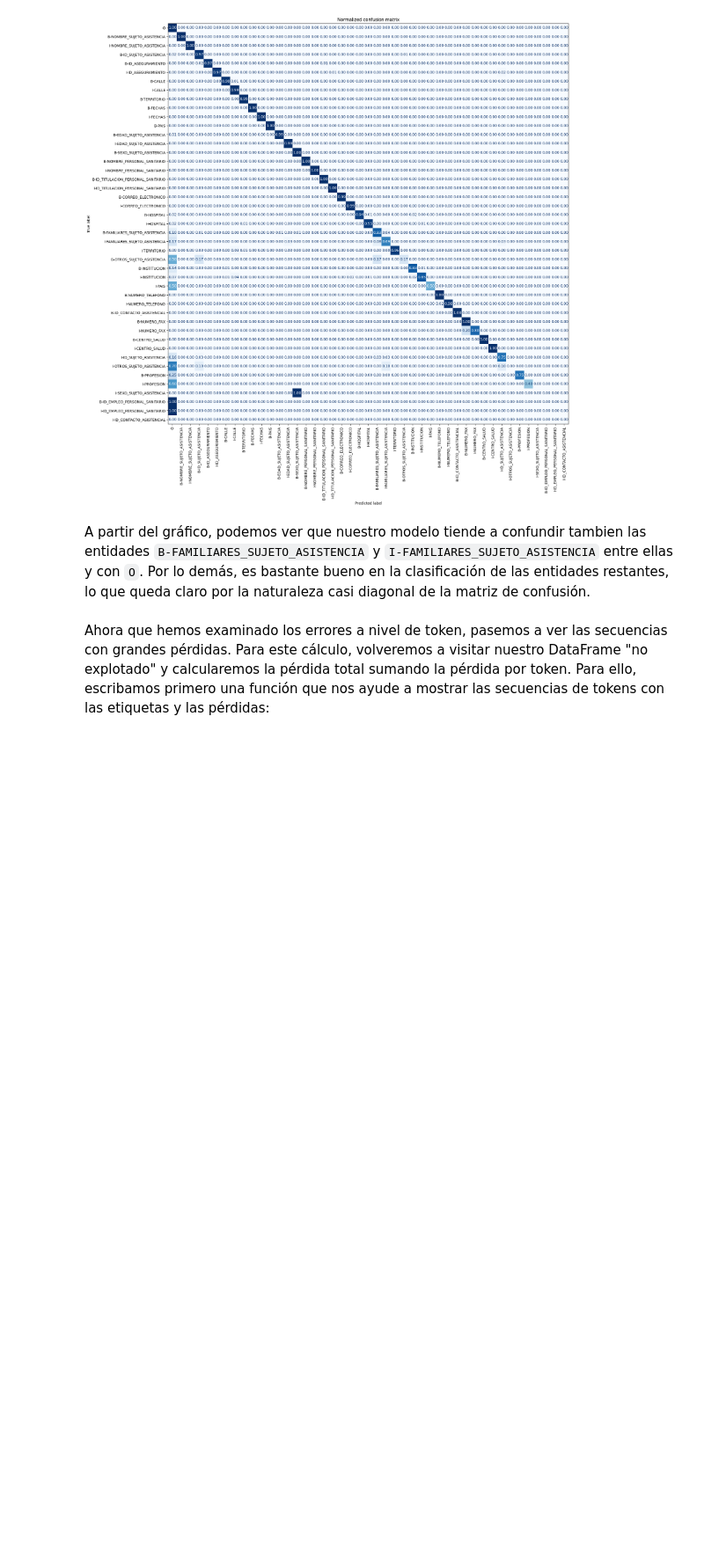
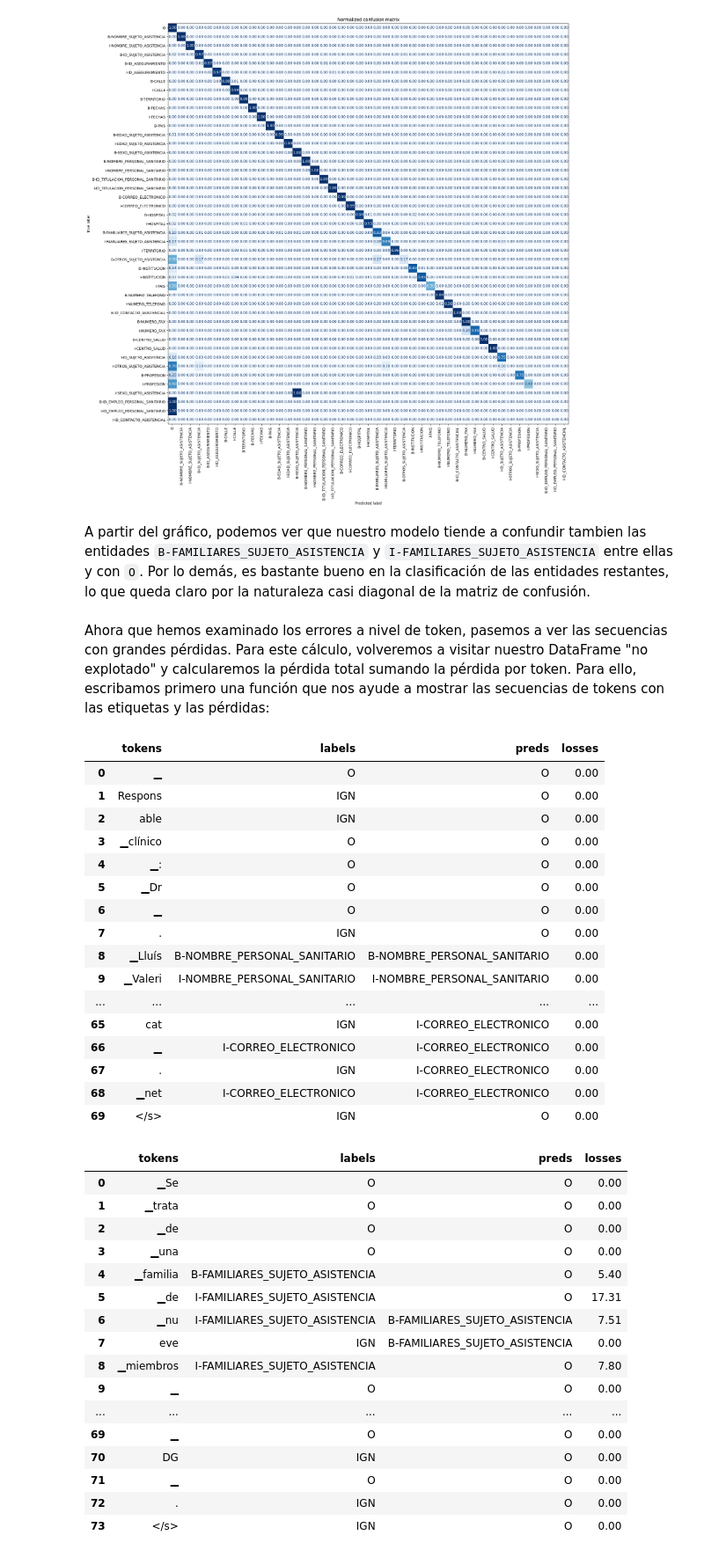
Before and after one commit to GuiGel/MedDocAn, a Jupyter notebook: cdti/meddocan/transformers.ipynb, the cells around one changed output. Shown: that part at 88% size. Saved outputs shown, nothing was run; the diff lists cells and outputs as text; code cells hidden in the pictures; blank space fills up the shorter version.

```diff
--- a/cdti/meddocan/transformers.ipynb
+++ b/cdti/meddocan/transformers.ipynb
@@ -589,7 +589,7 @@ Ahora tenemos todos los ingredientes para poner afinar nuestro modelo.
 # %%
 from transformers import TrainingArguments
 
-num_epochs = 3
+num_epochs = 1
 batch_size = 4
 logging_steps = len(ds["train"]) // batch_size
 model_name = f"{xlmr_model_name}-finetuned-meddocan"
@@ -939,3 +939,59 @@ plt.show()
 A partir del gráfico, podemos ver que nuestro modelo tiende a confundir tambien las entidades ``B-FAMILIARES_SUJETO_ASISTENCIA`` y ``I-FAMILIARES_SUJETO_ASISTENCIA`` entre ellas y con ``O``. Por lo demás, es bastante bueno en la clasificación de las entidades restantes, lo que queda claro por la naturaleza casi diagonal de la matriz de confusión.
 # %% [markdown]
 Ahora que hemos examinado los errores a nivel de token, pasemos a ver las secuencias con grandes pérdidas. Para este cálculo, volveremos a visitar nuestro DataFrame "no explotado" y calcularemos la pérdida total sumando la pérdida por token. Para ello, escribamos primero una función que nos ayude a mostrar las secuencias de tokens con las etiquetas y las pérdidas:
+# %%
+pd.set_option('display.max_rows', None)
+
+def get_samples(df):
+    for _, row in df.iterrows():
+        labels, preds, tokens, losses = [], [], [], []
+        for i, mask in enumerate(row["attention_mask"]):
+            if i not in {0, len(row["attention_mask"])}:
+                labels.append(row["labels"][i])
+                preds.append(row["predicted_label"][i])
+                tokens.append(row["input_tokens"][i])
+                losses.append(f"{row['loss'][i]:.2f}")
+        df_tmp = pd.DataFrame({"tokens": tokens, "labels": labels,
+                               "preds": preds, "losses": losses}).T
+        yield df_tmp
+
+df["total_loss"] = df["loss"].apply(sum)
+df_tmp = df.sort_values(by="total_loss", ascending=False).head(3)
+
+for sample in get_samples(df_tmp):
+    display(sample.T)
+# %% [output]
+|  | tokens | labels | preds | losses |
+| 0 | ▁ | O | O | 0.00 |
+| 1 | Respons | IGN | O | 0.00 |
+| 2 | able | IGN | O | 0.00 |
+| 3 | ▁clínico | O | O | 0.00 |
+| 4 | ▁: | O | O | 0.00 |
+| 5 | ▁Dr | O | O | 0.00 |
+| 6 | ▁ | O | O | 0.00 |
+| 7 | . | IGN | O | 0.00 |
+| 8 | ▁Lluís | B-NOMBRE_PERSONAL_SANITARIO | B-NOMBRE_PERSONAL_SANITARIO | 0.00 |
+| 9 | ▁Valeri | I-NOMBRE_PERSONAL_SANITARIO | I-NOMBRE_PERSONAL_SANITARIO | 0.00 |
+| ... | ... | ... | ... | ... |
+| 65 | cat | IGN | I-CORREO_ELECTRONICO | 0.00 |
+| 66 | ▁ | I-CORREO_ELECTRONICO | I-CORREO_ELECTRONICO | 0.00 |
+| 67 | . | IGN | I-CORREO_ELECTRONICO | 0.00 |
+| 68 | ▁net | I-CORREO_ELECTRONICO | I-CORREO_ELECTRONICO | 0.00 |
+| 69 | </s> | IGN | O | 0.00 |
+|  | tokens | labels | preds | losses |
+| 0 | ▁Se | O | O | 0.00 |
+| 1 | ▁trata | O | O | 0.00 |
+| 2 | ▁de | O | O | 0.00 |
+| 3 | ▁una | O | O | 0.00 |
+| 4 | ▁familia | B-FAMILIARES_SUJETO_ASISTENCIA | O | 5.40 |
+| 5 | ▁de | I-FAMILIARES_SUJETO_ASISTENCIA | O | 17.31 |
+| 6 | ▁nu | I-FAMILIARES_SUJETO_ASISTENCIA | B-FAMILIARES_SUJETO_ASISTENCIA | 7.51 |
+| 7 | eve | IGN | B-FAMILIARES_SUJETO_ASISTENCIA | 0.00 |
+| 8 | ▁miembros | I-FAMILIARES_SUJETO_ASISTENCIA | O | 7.80 |
+| 9 | ▁ | O | O | 0.00 |
+| ... | ... | ... | ... | ... |
+| 69 | ▁ | O | O | 0.00 |
+| 70 | DG | IGN | O | 0.00 |
+| 71 | ▁ | O | O | 0.00 |
+| 72 | . | IGN | O | 0.00 |
+| 73 | </s> | IGN | O | 0.00 |
```
Also changed, not shown: parts of 5 cells of this notebook.
